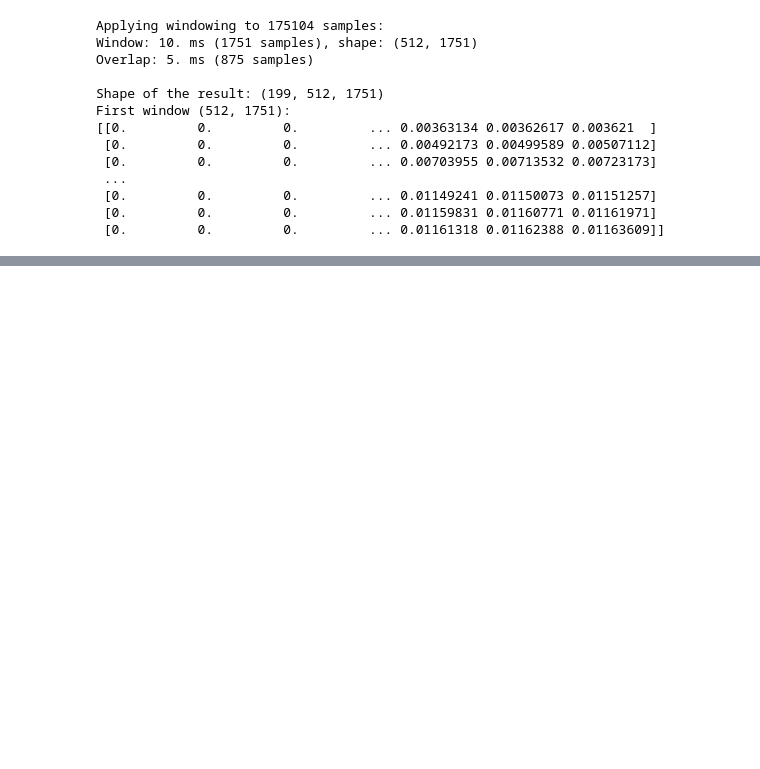
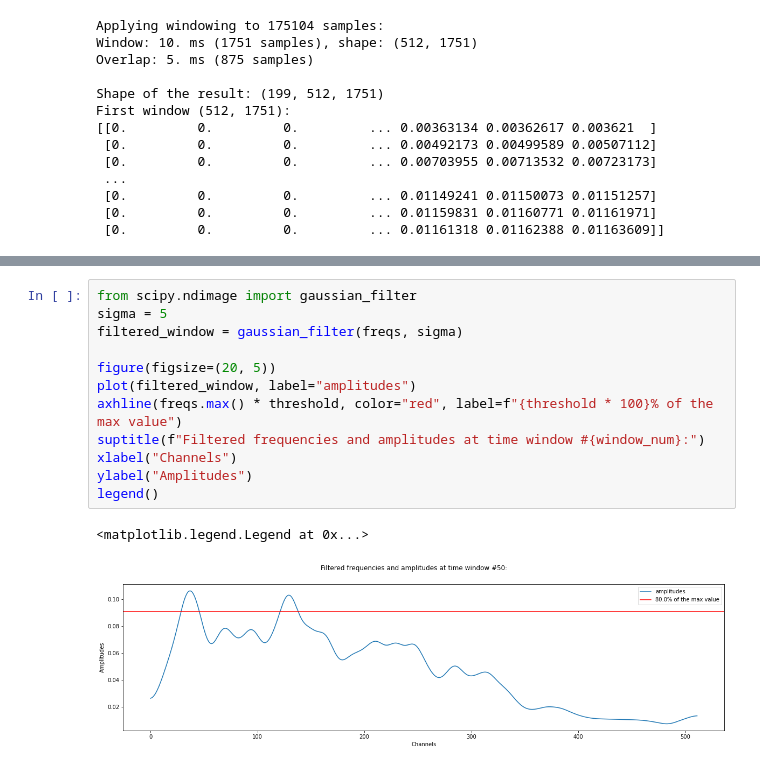
Before and after one commit to salveron/bachelors_thesis, a Jupyter notebook: notebooks/experiments.ipynb, the cells around one changed output, grey strips where cells are left out. Saved outputs shown, nothing was run; the diff lists cells and outputs as text; blank space fills up the shorter version.

Commit message:
Experiments with gussian filters and cochleagram masks

```diff
--- a/notebooks/experiments.ipynb
+++ b/notebooks/experiments.ipynb
@@ -203,0 +218,15 @@ Text(0, 0.5, 'Channels (filters)')
+# %%
+from scipy.ndimage import gaussian_filter
+sigma = 5
+filtered_window = gaussian_filter(freqs, sigma)
+
+figure(figsize=(20, 5))
+plot(filtered_window, label="amplitudes")
+axhline(freqs.max() * threshold, color="red", label=f"{threshold * 100}% of the max value")
+suptitle(f"Filtered frequencies and amplitudes at time window #{window_num}:")
+xlabel("Channels")
+ylabel("Amplitudes")
+legend()
+# %% [output]
+<matplotlib.legend.Legend at 0x...>
+[figure, added]
```
Also changed, not shown: parts of 6 cells of this notebook.
